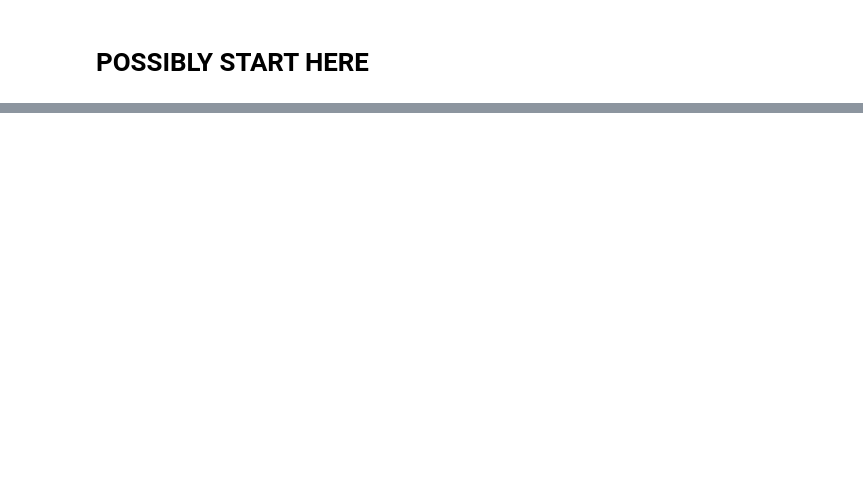
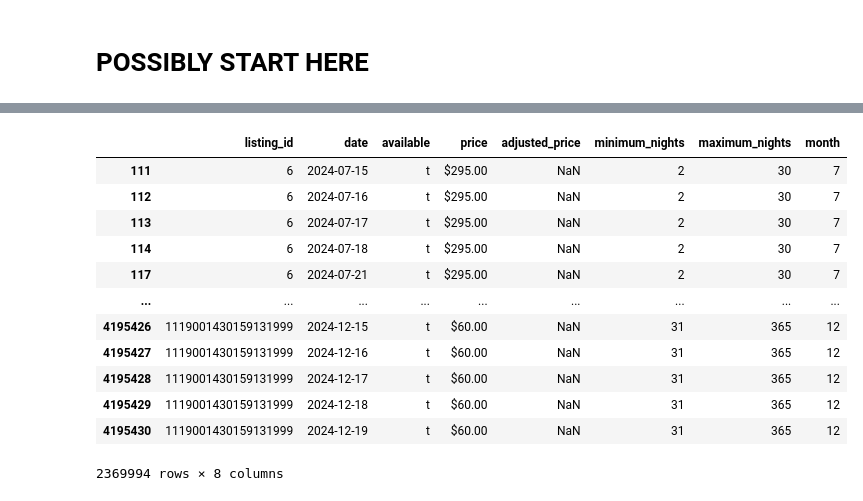
Before and after one commit to elliekwang/final_proj, a Jupyter notebook: airbnb.ipynb, the cells around one changed output, grey strips where cells are left out. Cells and saved outputs as stored; diff of their text form; code cells hidden in the pictures; blank space fills up the shorter version.

```diff
--- a/airbnb.ipynb
+++ b/airbnb.ipynb
@@ -770,0 +693,21 @@ heatmap.to_csv('heatmap.csv')
+# %%
+check = calendar[calendar['available'] == 't']
+# calendar = pd.to_datetime(calendar['date'])
+
+
+# calendar['month'] = calendar['date'].dt.month
+check
+# %% [output]
+|  | listing_id | date | available | price | adjusted_price | minimum_nights | maximum_nights | month |
+| 111 | 6 | 2024-07-15 | t | $295.00 | NaN | 2 | 30 | 7 |
+| 112 | 6 | 2024-07-16 | t | $295.00 | NaN | 2 | 30 | 7 |
+| 113 | 6 | 2024-07-17 | t | $295.00 | NaN | 2 | 30 | 7 |
+| 114 | 6 | 2024-07-18 | t | $295.00 | NaN | 2 | 30 | 7 |
+| 117 | 6 | 2024-07-21 | t | $295.00 | NaN | 2 | 30 | 7 |
+| ... | ... | ... | ... | ... | ... | ... | ... | ... |
+| 4195426 | 1119001430159131999 | 2024-12-15 | t | $60.00 | NaN | 31 | 365 | 12 |
+| 4195427 | 1119001430159131999 | 2024-12-16 | t | $60.00 | NaN | 31 | 365 | 12 |
+| 4195428 | 1119001430159131999 | 2024-12-17 | t | $60.00 | NaN | 31 | 365 | 12 |
+| 4195429 | 1119001430159131999 | 2024-12-18 | t | $60.00 | NaN | 31 | 365 | 12 |
+| 4195430 | 1119001430159131999 | 2024-12-19 | t | $60.00 | NaN | 31 | 365 | 12 |
+2369994 rows × 8 columns
```
Also changed, not shown: parts of 53 cells of this notebook, 1 other file.
